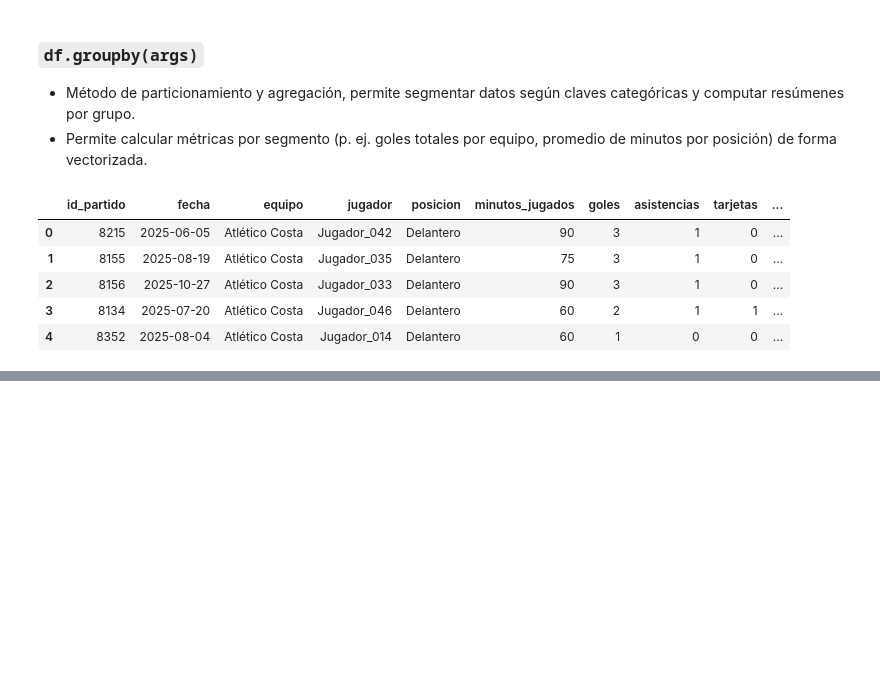
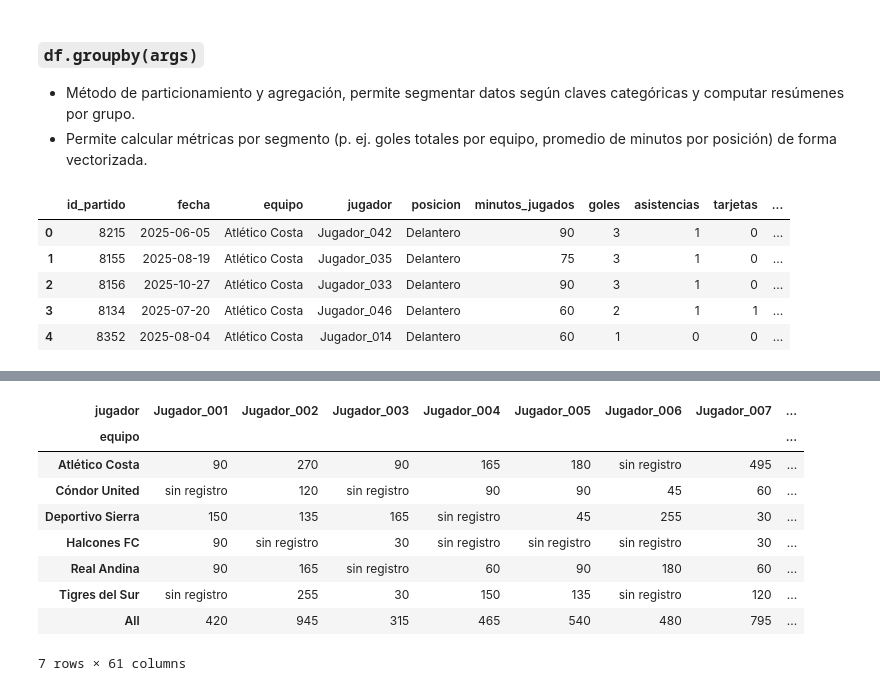
Before and after one commit to elliotAldersom/Blue_Lock_SQL_Project, a Jupyter notebook: python/yoshio/Deportes_Examen.ipynb, the cells around one changed output, grey strips where cells are left out. Cells and saved outputs as stored; diff of their text form; code cells hidden in the pictures; blank space fills up the shorter version.

```diff
--- a/python/yoshio/Deportes_Examen.ipynb
+++ b/python/yoshio/Deportes_Examen.ipynb
@@ -267,0 +372,22 @@ dtype: int64
+# %%
+pivot_jugador_minutos = df.pivot_table(
+    index='equipo',
+    columns='jugador',
+    values='minutos_jugados',
+    aggfunc='sum',
+    margins=True,
+    fill_value='sin registro'
+)
+
+pivot_jugador_minutos
+# %% [output]
+| jugador | Jugador_001 | Jugador_002 | Jugador_003 | Jugador_004 | Jugador_005 | Jugador_006 | Jugador_007 | ... |
+| equipo |  |  |  |  |  |  |  | ... |
+| Atlético Costa | 90 | 270 | 90 | 165 | 180 | sin registro | 495 | ... |
+| Cóndor United | sin registro | 120 | sin registro | 90 | 90 | 45 | 60 | ... |
+| Deportivo Sierra | 150 | 135 | 165 | sin registro | 45 | 255 | 30 | ... |
+| Halcones FC | 90 | sin registro | 30 | sin registro | sin registro | sin registro | 30 | ... |
+| Real Andina | 90 | 165 | sin registro | 60 | 90 | 180 | 60 | ... |
+| Tigres del Sur | sin registro | 255 | 30 | 150 | 135 | sin registro | 120 | ... |
+| All | 420 | 945 | 315 | 465 | 540 | 480 | 795 | ... |
+7 rows × 61 columns
```
Also changed, not shown: parts of 9 cells of this notebook, 1 other file.
